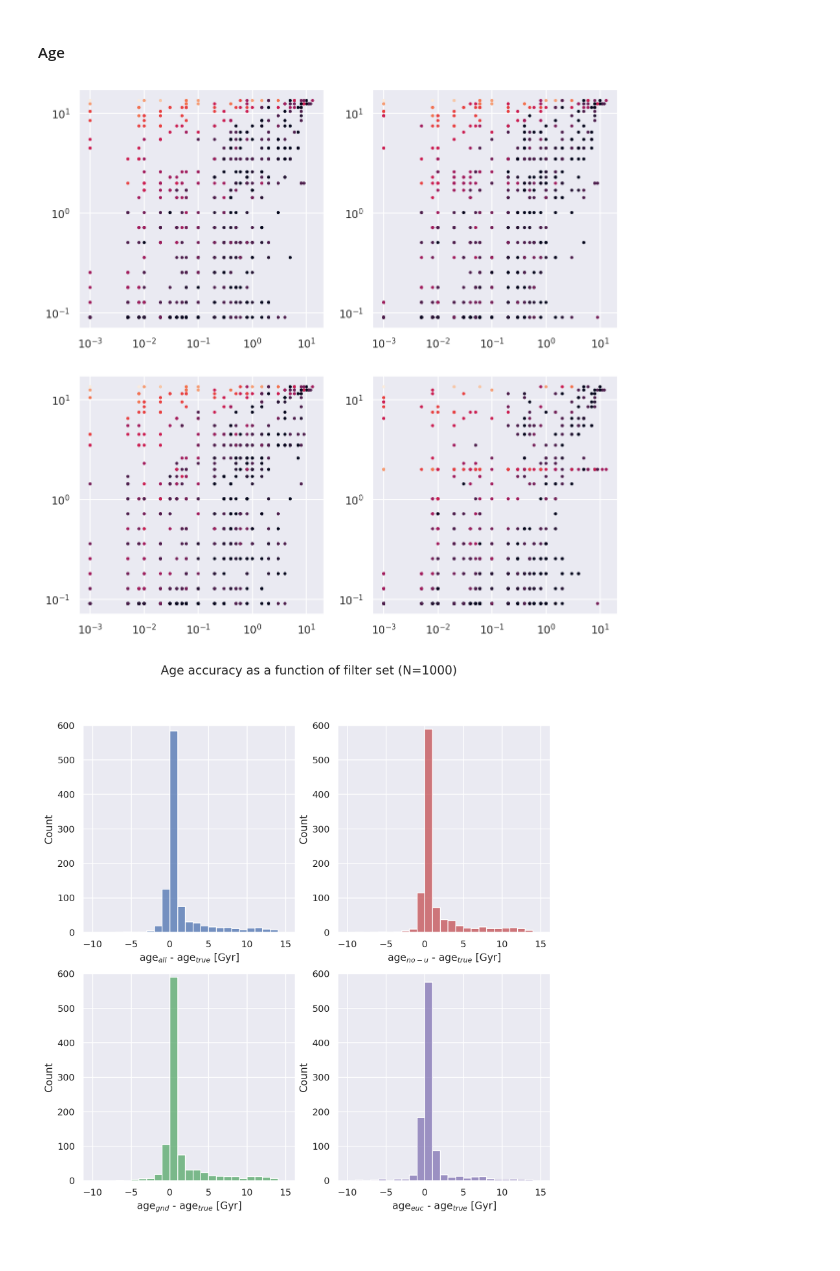
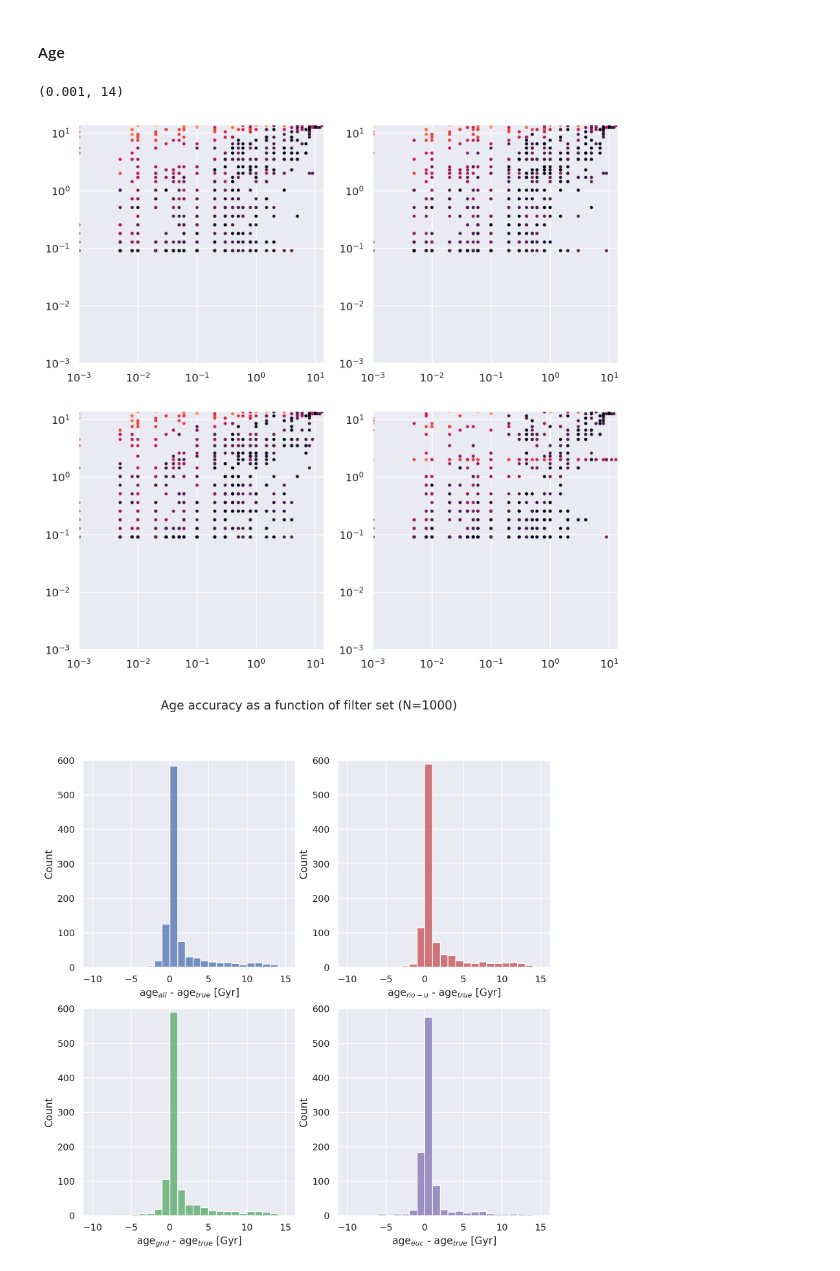
Before and after one commit to cjscullion/galaxy-properties-euclid, a Jupyter notebook: hzmass/hzmass_results.ipynb, the cells around one changed output. Saved outputs shown, nothing was run; the diff lists cells and outputs as text; code cells hidden in the pictures.

```diff
--- a/hzmass/hzmass_results.ipynb
+++ b/hzmass/hzmass_results.ipynb
@@ -286,28 +286,36 @@ plt.show()
 # %%
 plt.figure(figsize=(10,10))
 plt.subplot(221)
 plt.scatter(obs_df['t/Gyr'], all_zmass_df['age[Gyr]'], c=obs_df['Av'], s=5)
 plt.xscale('log')
 plt.yscale('log')
-
+plt.xlim(0.001, 14)
+plt.ylim(0.001, 14)
 #plt.xlabel('log(M*/Msun)')
 plt.subplot(222)
 plt.scatter(obs_df['t/Gyr'], nou_zmass_df['age[Gyr]'], c=obs_df['Av'], s=5)
 plt.xscale('log')
 plt.yscale('log')
+plt.xlim(0.001, 14)
+plt.ylim(0.001, 14)
 #plt.xlabel('log(Mgal/Msun)')
 plt.subplot(223)
 plt.scatter(obs_df['t/Gyr'], gnd_zmass_df['age[Gyr]'],  c=obs_df['Av'], s=5)
 plt.xscale('log')
 plt.yscale('log')
+plt.xlim(0.001, 14)
+plt.ylim(0.001, 14)
 #plt.xlabel('SFR[Msun/yr]')
 plt.subplot(224)
 plt.scatter(obs_df['t/Gyr'], euc_zmass_df['age[Gyr]'],  c=obs_df['Av'], s=5)
 plt.xscale('log')
 plt.yscale('log')
+plt.xlim(0.001, 14)
+plt.ylim(0.001, 14)
 #plt.xlabel('tau[Gyr]')
 # %% [output]
+(0.001, 14)
-[figure, old version]
+[figure, new version]
 # %%
 all_age_diff = (all_zmass_df['age[Gyr]']- obs_df['t/Gyr'])#/(1 + obs_df['t/Gyr'])
 nou_age_diff = (nou_zmass_df['age[Gyr]']- obs_df['t/Gyr'])#/(1 + obs_df['t/Gyr'])
```
Also changed, not shown: parts of 2 cells of this notebook, 1 other file.
